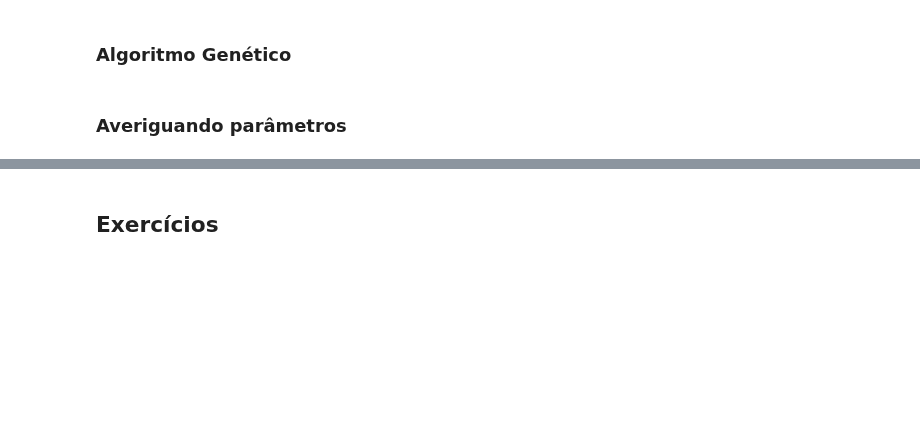
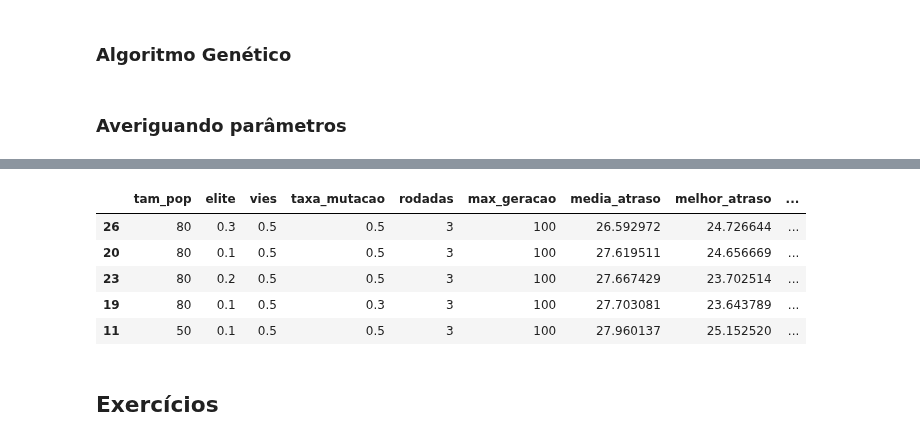
Before and after one commit to cdiegor/Metaheuristicas, a Jupyter notebook: PEV.ipynb, the cells around one changed output, grey strips where cells are left out. Drawn from its saved outputs; the diff is of its cells as text; code cells hidden in the pictures; blank space fills up the shorter version.

```diff
--- a/PEV.ipynb
+++ b/PEV.ipynb
@@ -484,0 +549,80 @@ Clientes = 35   Veiculos = 3    Custo = 27.61033844082026
+# %%
+import pandas as pd
+
+# Parâmetros base da instância a ser usada no tuning
+nc = 35
+nv = 3
+nt = 30
+instancia_base = gerar_pev(nc, nv, nt, rseed=123)
+
+def rodar_config(pev_base: PEV,
+                 tam_pop: int,
+                 elite: float,
+                 vies: float,
+                 taxa_mut: float,
+                 rodadas: int,
+                 max_geracao: int,
+                 repeticoes: int = 5,
+                 rseed: int = 0) -> dict:
+  """
+  Executa 'repeticoes' rodadas do AG com a mesma configuração
+  e retorna métricas agregadas de qualidade.
+  """
+  random.seed(rseed)
+  resultados = []
+  for rep in range(repeticoes):
+    pev = copy.deepcopy(pev_base)
+    sol = genetico(
+        pev,
+        tamanho_populacao=tam_pop,
+        elite=elite,
+        vies=vies,
+        taxa_mutacao=taxa_mut,
+        rodadas=rodadas,
+        max_geracao=max_geracao
+    )
+    resultados.append(sol.atraso_total())
+    print(sol.atraso_total())
+
+  return {
+      "tam_pop": tam_pop,
+      "elite": elite,
+      "vies": vies,
+      "taxa_mutacao": taxa_mut,
+      "rodadas": rodadas,
+      "max_geracao": max_geracao,
+      "media_atraso": sum(resultados) / len(resultados),
+      "melhor_atraso": min(resultados),
+      "pior_atraso": max(resultados),
+  }
+
+# Grade de parâmetros a testar
+configs = []
+for tam_pop in [30, 50, 80]:
+  for elite in [0.1, 0.2, 0.3]:
+    for taxa_mut in [0.1, 0.3, 0.5]:
+      configs.append((tam_pop, elite, 0.5, taxa_mut, 3, 100))
+
+resultados = []
+for (tam_pop, elite, vies, taxa_mut, rodadas, max_geracao) in configs:
+  res = rodar_config(
+      instancia_base,
+      tam_pop=tam_pop,
+      elite=elite,
+      vies=vies,
+      taxa_mut=taxa_mut,
+      rodadas=rodadas,
+      max_geracao=max_geracao,
+      repeticoes=5
+  )
+  resultados.append(res)
+  print(
+      f"pop={tam_pop:3d}, elite={elite:.1f}, mut={taxa_mut:.1f} -> "
+      f"média={res['media_atraso']:.3f}, "
+      f"melhor={res['melhor_atraso']:.3f}, "
+      f"pior={res['pior_atraso']:.3f}"
+  )
+
+df_tuning = pd.DataFrame(resultados).sort_values("media_atraso")
+df_tuning.head()
+# %% [output]
@@ -485,2 +646,8 @@ Clientes = 35   Veiculos = 3    Custo = 27.61033844082026
+|  | tam_pop | elite | vies | taxa_mutacao | rodadas | max_geracao | media_atraso | melhor_atraso | ... |
+| 26 | 80 | 0.3 | 0.5 | 0.5 | 3 | 100 | 26.592972 | 24.726644 | ... |
+| 20 | 80 | 0.1 | 0.5 | 0.5 | 3 | 100 | 27.619511 | 24.656669 | ... |
+| 23 | 80 | 0.2 | 0.5 | 0.5 | 3 | 100 | 27.667429 | 23.702514 | ... |
+| 19 | 80 | 0.1 | 0.5 | 0.3 | 3 | 100 | 27.703081 | 23.643789 | ... |
+| 11 | 50 | 0.1 | 0.5 | 0.5 | 3 | 100 | 27.960137 | 25.152520 | ... |
 # %% [markdown]
 ## Exercícios
```
Also changed, not shown: parts of 12 cells of this notebook.
